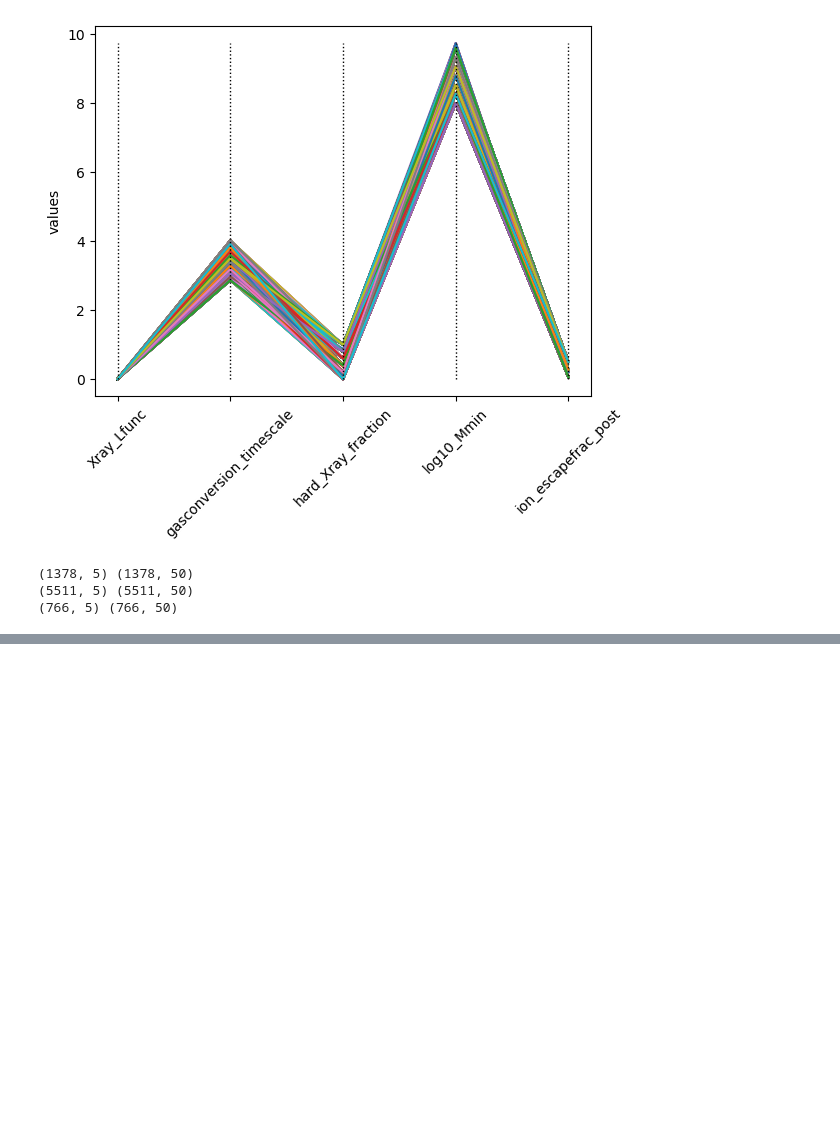
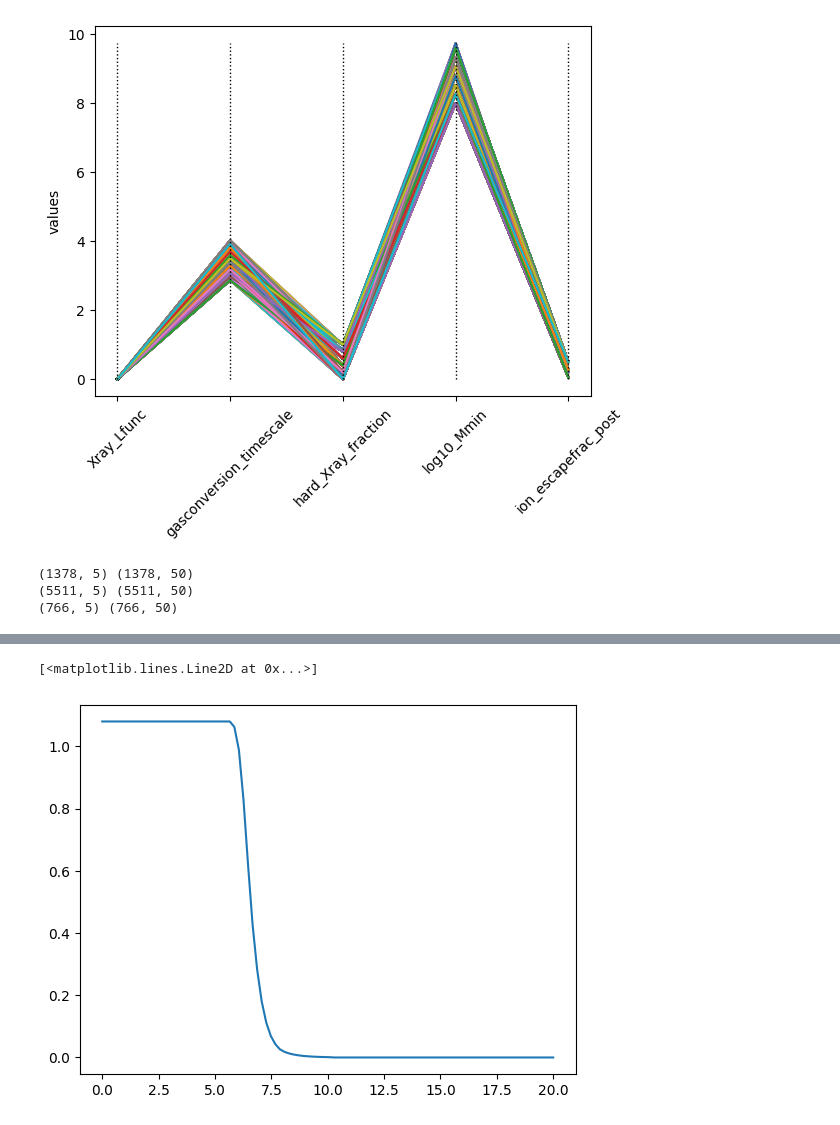
Before and after one commit to lisaleemcb/alfred, a Jupyter notebook: notebooks/ml_xe.ipynb, the cells around one changed output, grey strips where cells are left out. Drawn from its saved outputs; the diff is of its cells as text; code cells hidden in the pictures; blank space fills up the shorter version.

Commit message:
added new version of xe emulator

```diff
--- a/notebooks/ml_xe.ipynb
+++ b/notebooks/ml_xe.ipynb
@@ -543,0 +475,6 @@ print(allpars[1000,:])
+# %%
+params = {'fX': -2.72,
+        'rHS': 0.50,
+        'tau': 3.44,
+        'Mmin': 8.80,
+        'fesc': 0.27}
@@ -543,0 +485,7 @@ print(allpars[1000,:])
+# %%
+z = np.linspace(0,20,100)
+
+plt.plot(z, alfred.emulator.xe_emul(z, params, emul="keras_xe_emul", plot=False, H_He=1.08))
+# %% [output]
+[<matplotlib.lines.Line2D at 0x...>]
+[figure, added]
```
Also changed, not shown: parts of 26 cells of this notebook, 2 other files.
